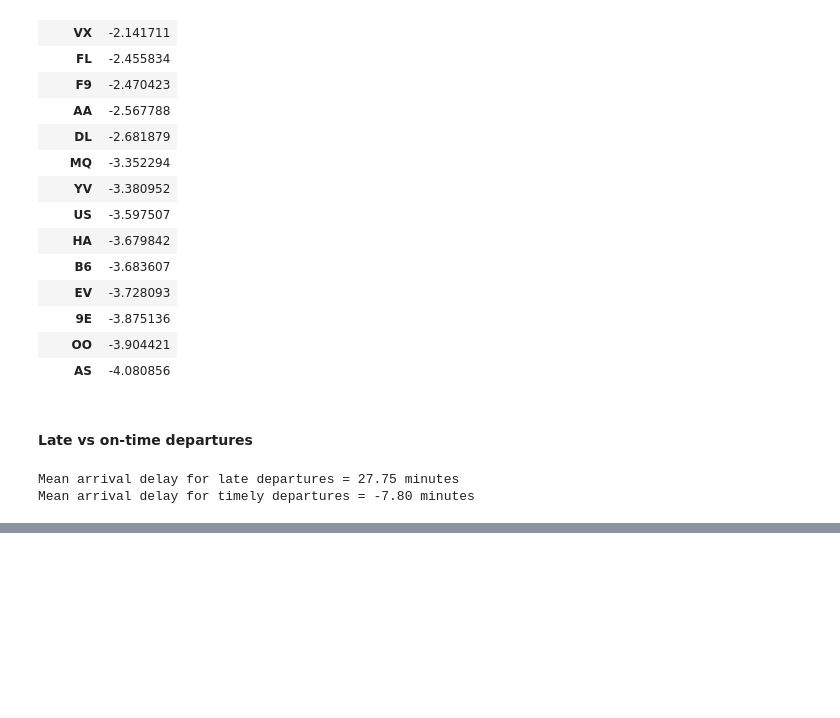
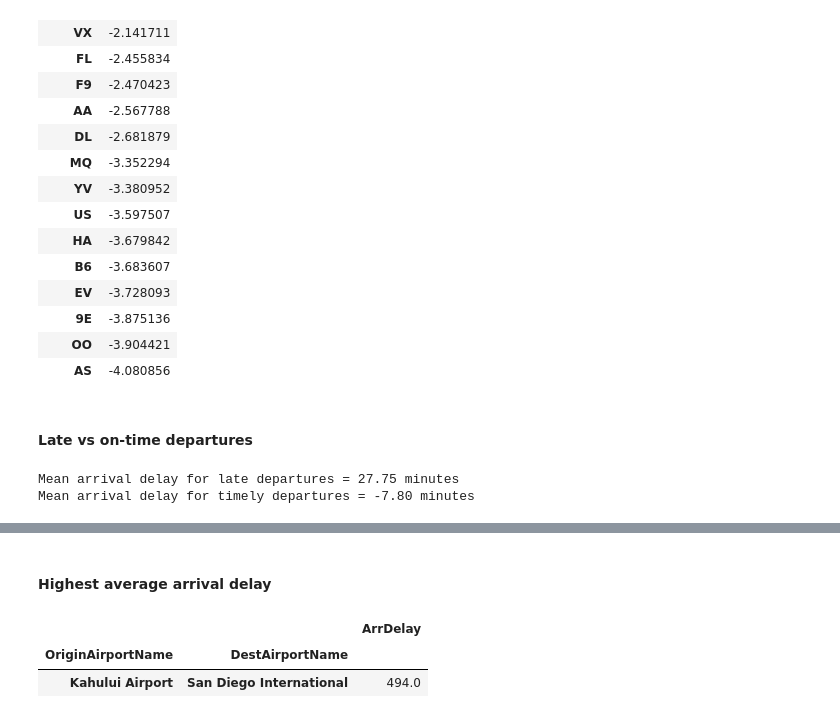
Before and after one commit to dg1223/azure-data-scientist, a Jupyter notebook: 01 - Flights Challenge.ipynb, the cells around one changed output, grey strips where cells are left out. Drawn from its saved outputs; the diff is of its cells as text; code cells hidden in the pictures; blank space fills up the shorter version.

```diff
--- a/01 - Flights Challenge.ipynb
+++ b/01 - Flights Challenge.ipynb
@@ -479,0 +503,8 @@ Mean arrival delay for timely departures = -7.80 minutes
+# %% [markdown]
+#### Highest average arrival delay
+# %%
+pd.DataFrame(arrDelays.groupby(['OriginAirportName', 'DestAirportName']).ArrDelay.mean().sort_values(ascending=False)).head(1)
+# %% [output]
+|  |  | ArrDelay |
+| OriginAirportName | DestAirportName |  |
+| Kahului Airport | San Diego International | 494.0 |
```
Also changed, not shown: parts of 4 cells of this notebook.
